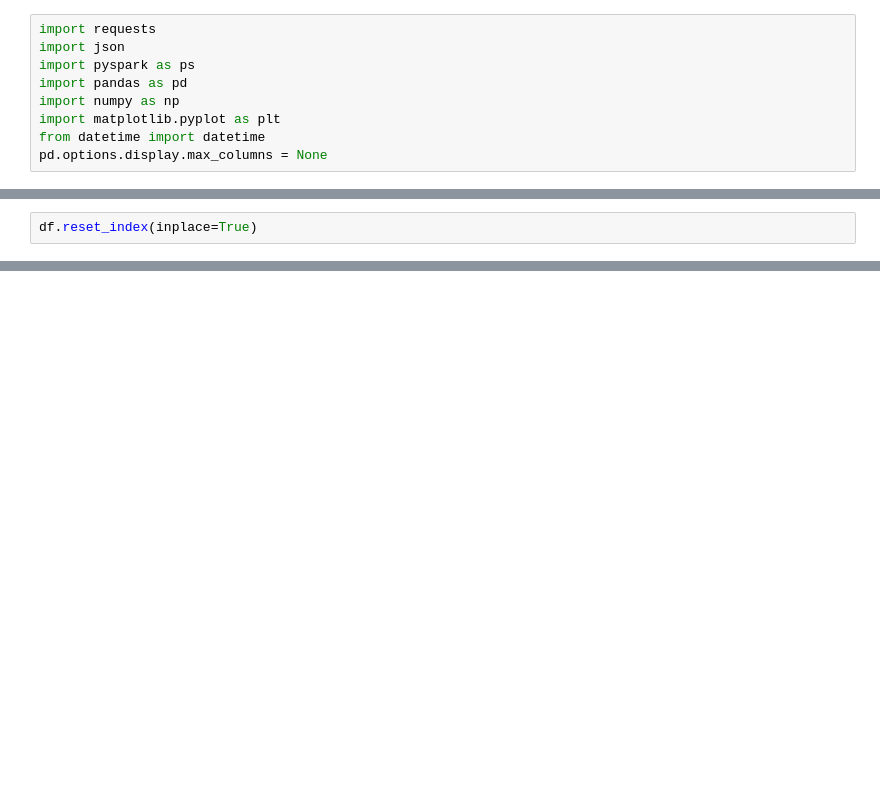
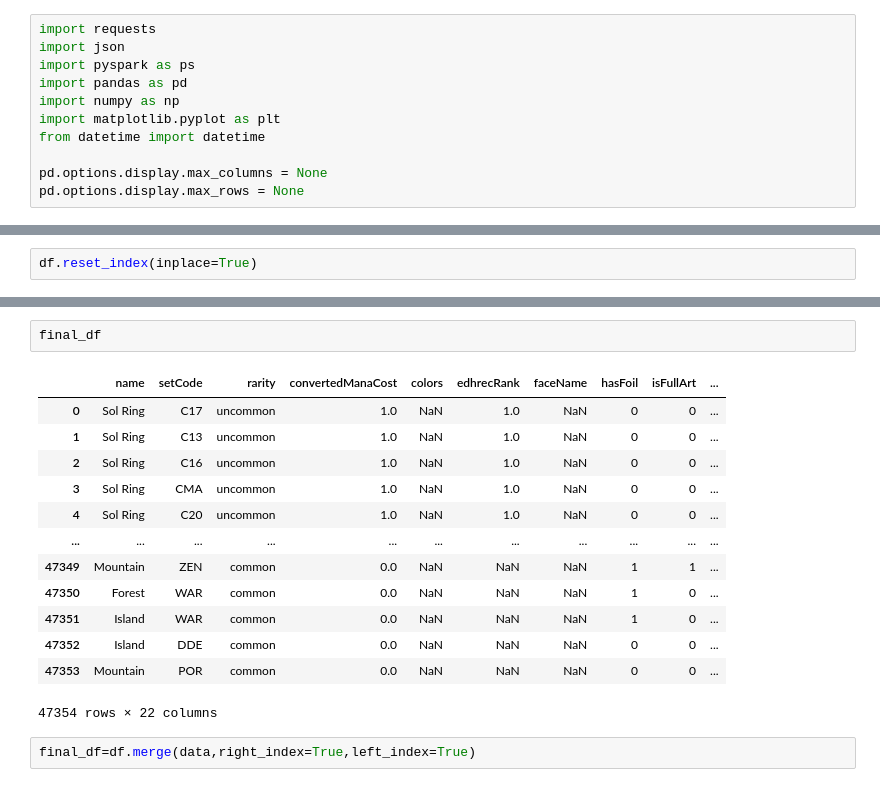
Before and after one commit to chriscoyle38/MTGDataProject, a Jupyter notebook: MTGJson DF.ipynb, the cells around one changed output, grey strips where cells are left out. Cells and saved outputs as stored; diff of their text form; blank space fills up the shorter version.

```diff
--- a/MTGJson DF.ipynb
+++ b/MTGJson DF.ipynb
@@ -6,7 +6,9 @@ import pandas as pd
 import numpy as np
 import matplotlib.pyplot as plt
 from datetime import datetime
+
 pd.options.display.max_columns = None
+pd.options.display.max_rows = None
 # %%
 csvdf = pd.read_csv('AllPrintingsCSVFiles/cards.csv')
 pricedf = pd.read_json('AllPrices.json')
@@ -189,0 +399,18 @@ def card_price_history(id):
+# %%
+final_df
+# %% [output]
+|  | name | setCode | rarity | convertedManaCost | colors | edhrecRank | faceName | hasFoil | isFullArt | ... |
+| 0 | Sol Ring | C17 | uncommon | 1.0 | NaN | 1.0 | NaN | 0 | 0 | ... |
+| 1 | Sol Ring | C13 | uncommon | 1.0 | NaN | 1.0 | NaN | 0 | 0 | ... |
+| 2 | Sol Ring | C16 | uncommon | 1.0 | NaN | 1.0 | NaN | 0 | 0 | ... |
+| 3 | Sol Ring | CMA | uncommon | 1.0 | NaN | 1.0 | NaN | 0 | 0 | ... |
+| 4 | Sol Ring | C20 | uncommon | 1.0 | NaN | 1.0 | NaN | 0 | 0 | ... |
+| ... | ... | ... | ... | ... | ... | ... | ... | ... | ... | ... |
+| 47349 | Mountain | ZEN | common | 0.0 | NaN | NaN | NaN | 1 | 1 | ... |
+| 47350 | Forest | WAR | common | 0.0 | NaN | NaN | NaN | 1 | 0 | ... |
+| 47351 | Island | WAR | common | 0.0 | NaN | NaN | NaN | 1 | 0 | ... |
+| 47352 | Island | DDE | common | 0.0 | NaN | NaN | NaN | 0 | 0 | ... |
+| 47353 | Mountain | POR | common | 0.0 | NaN | NaN | NaN | 0 | 0 | ... |
+47354 rows × 22 columns
+# %%
+final_df=df.merge(data,right_index=True,left_index=True)
```
Also changed, not shown: parts of 15 cells of this notebook, 2 other files.
